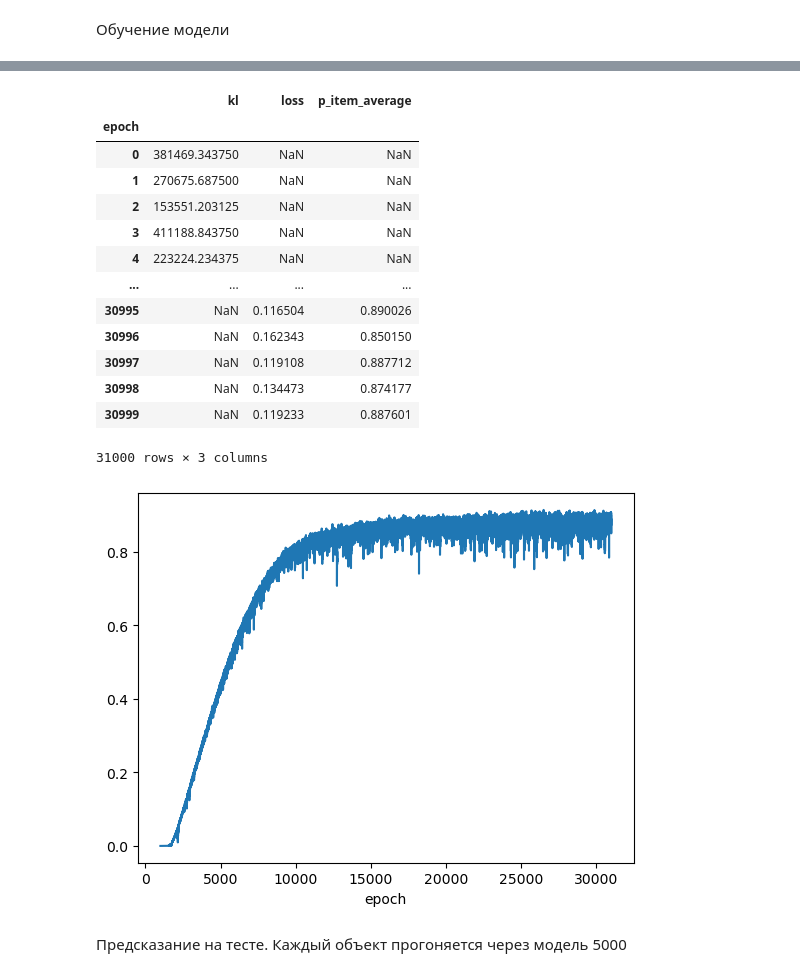
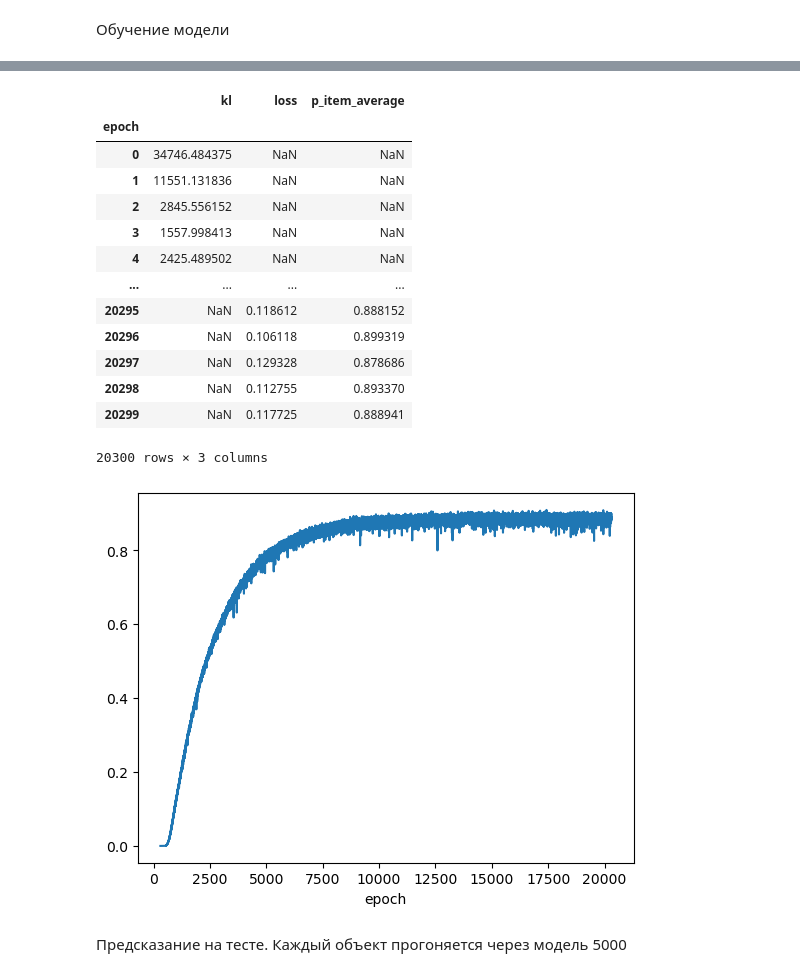
Before and after one commit to dimabasow/bayesian-neural-networks, a Jupyter notebook: Implementation.ipynb, the cells around one changed output, grey strips where cells are left out. Saved outputs shown, nothing was run; the diff lists cells and outputs as text; code cells hidden in the pictures.

```diff
--- a/Implementation.ipynb
+++ b/Implementation.ipynb
@@ -59,27 +87,52 @@ Name: kl, Length: 1000, dtype: float64
-# %%
-model.fit(
-    x=x_train_tensor,
-    y=y_train_tensor,
-    num_epoch=30_000,
-)
-model.df_metrics["p_item_average"].plot()
-model.df_metrics
-# %% [output]
-|  | kl | loss | p_item_average |
-| epoch |  |  |  |
-| 0 | 381469.343750 | NaN | NaN |
-| 1 | 270675.687500 | NaN | NaN |
-| 2 | 153551.203125 | NaN | NaN |
-| 3 | 411188.843750 | NaN | NaN |
-| 4 | 223224.234375 | NaN | NaN |
-| ... | ... | ... | ... |
-| 30995 | NaN | 0.116504 | 0.890026 |
-| 30996 | NaN | 0.162343 | 0.850150 |
-| 30997 | NaN | 0.119108 | 0.887712 |
-| 30998 | NaN | 0.134473 | 0.874177 |
-| 30999 | NaN | 0.119233 | 0.887601 |
-31000 rows × 3 columns
-[figure, removed]
+# %%
+# model.fit(
+#     x=x_train_tensor,
+#     y=y_train_tensor,
+#     num_epoch=1_000,
+#     lr=0.05,
+# )
+model.fit(
+    x=x_train_tensor,
+    y=y_train_tensor,
+    num_epoch=20_000,
+    lr=0.01,
+)
+# model.fit(
+#     x=x_train_tensor,
+#     y=y_train_tensor,
+#     num_epoch=1_000,
+#     lr=0.005,
+# )
+# model.fit(
+#     x=x_train_tensor,
+#     y=y_train_tensor,
+#     num_epoch=1_000,
+#     lr=0.001,
+# )
+# model.fit(
+#     x=x_train_tensor,
+#     y=y_train_tensor,
+#     num_epoch=1_000,
+#     lr=0.0001,
+# )
+model.df_metrics["p_item_average"].plot()
+model.df_metrics
+# %% [output]
+|  | kl | loss | p_item_average |
+| epoch |  |  |  |
+| 0 | 34746.484375 | NaN | NaN |
+| 1 | 11551.131836 | NaN | NaN |
+| 2 | 2845.556152 | NaN | NaN |
+| 3 | 1557.998413 | NaN | NaN |
+| 4 | 2425.489502 | NaN | NaN |
+| ... | ... | ... | ... |
+| 20295 | NaN | 0.118612 | 0.888152 |
+| 20296 | NaN | 0.106118 | 0.899319 |
+| 20297 | NaN | 0.129328 | 0.878686 |
+| 20298 | NaN | 0.112755 | 0.893370 |
+| 20299 | NaN | 0.117725 | 0.888941 |
+20300 rows × 3 columns
+[figure, added]
 # %% [markdown]
 Предсказание на тесте.
 Каждый объект прогоняется через модель 5000
```
Also changed, not shown: parts of 8 cells of this notebook, 11 other files.
